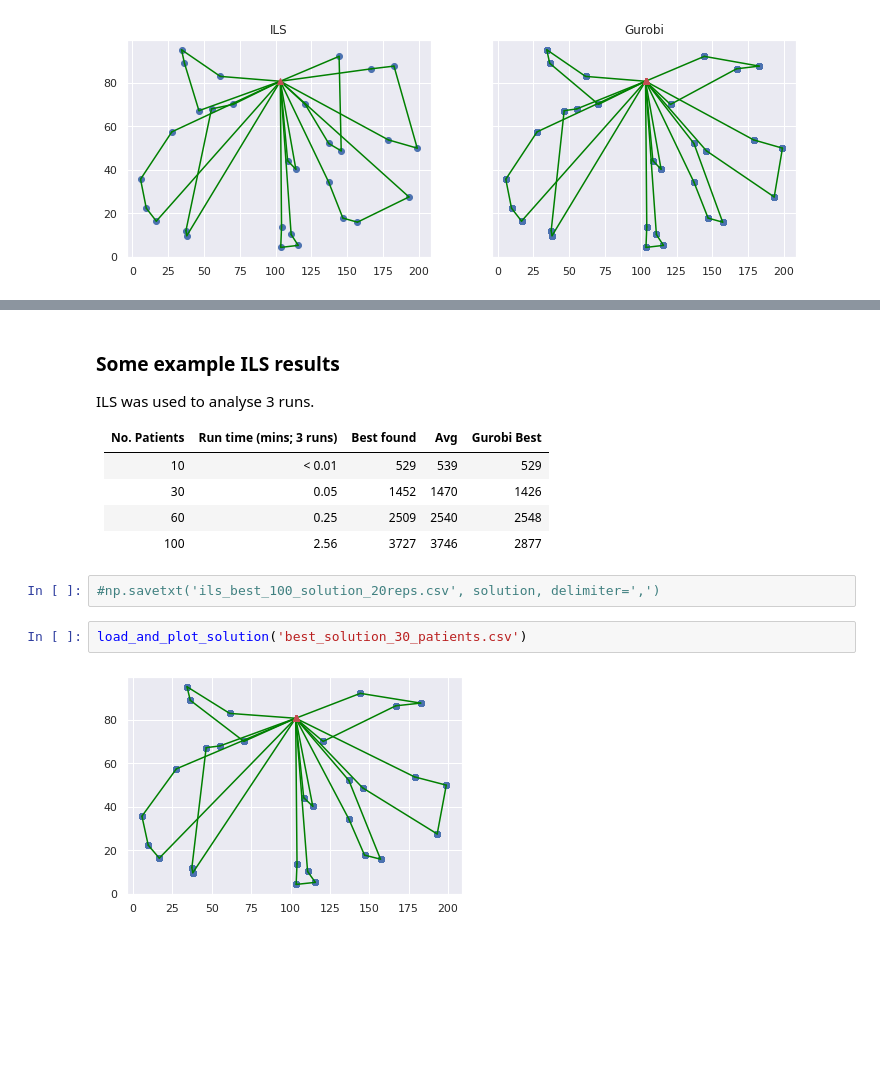
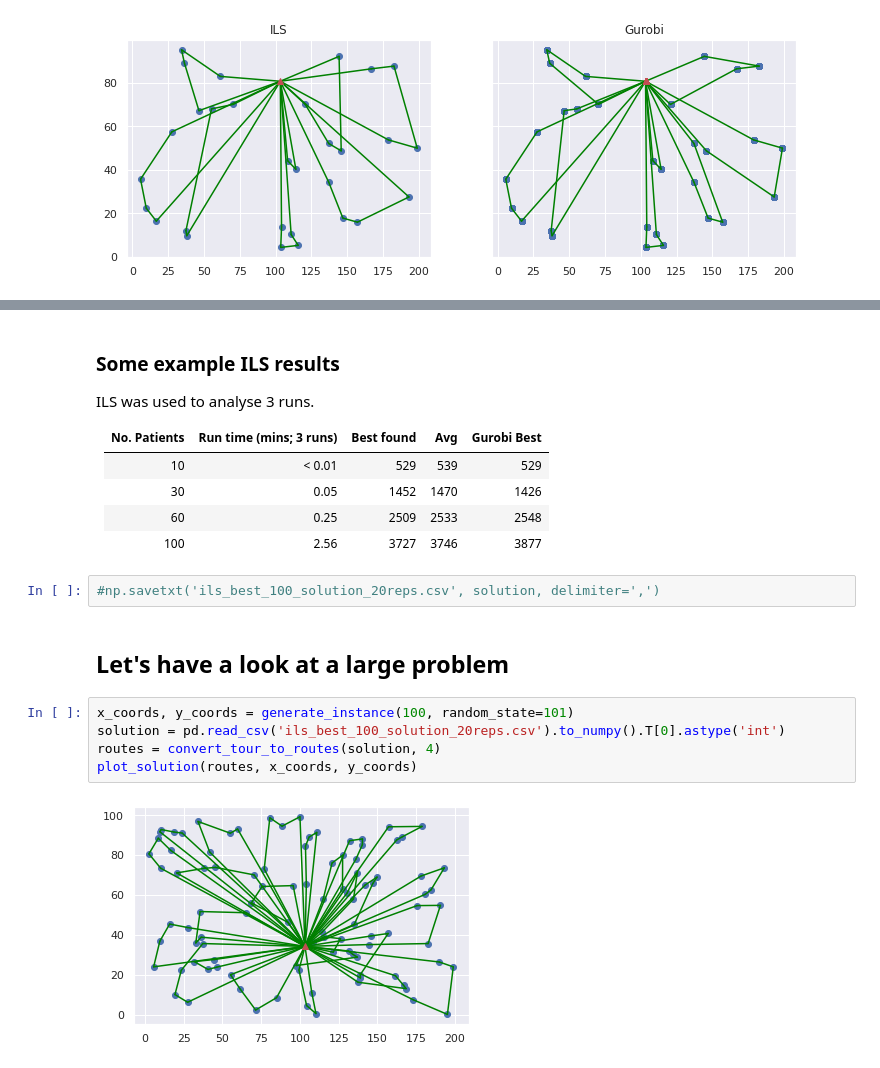
Before and after one commit to TomMonks/gurobi-cvrp, a Jupyter notebook: heuristic.ipynb, the cells around one changed output, grey strips where cells are left out. Drawn from its saved outputs; the diff is of its cells as text; blank space fills up the shorter version.

Commit message:
added 100 patient solution to heuristic

```diff
--- a/heuristic.ipynb
+++ b/heuristic.ipynb
@@ -252,11 +252,16 @@ ILS was used to analyse 3 runs.
 |:------------:|:-----------------------:|:----------:|:----:|:-------------:|
 |      10      |          < 0.01         |     529    |  539 | 529         |
 |      30      |           0.05          |    1452    | 1470 | 1426        |
-|      60      |           0.25          |    2509    | 2540 | 2548        |
-|      100     |           2.56          |    3727    | 3746 | 2877        |
+|      60      |           0.25          |    2509    | 2533 | 2548        |
+|      100     |           2.56          |    3727    | 3746 | 3877        |
 # %%
 #np.savetxt('ils_best_100_solution_20reps.csv', solution, delimiter=',')
-# %%
-load_and_plot_solution('best_solution_30_patients.csv')
-# %% [output]
-[figure, removed]
+# %% [markdown]
+## Let's have a look at a large problem
+# %%
+x_coords, y_coords = generate_instance(100, random_state=101)
+solution = pd.read_csv('ils_best_100_solution_20reps.csv').to_numpy().T[0].astype('int')
+routes = convert_tour_to_routes(solution, 4)
+plot_solution(routes, x_coords, y_coords)
+# %% [output]
+[figure, added]
```
Also changed, not shown: parts of 1 cell of this notebook.
